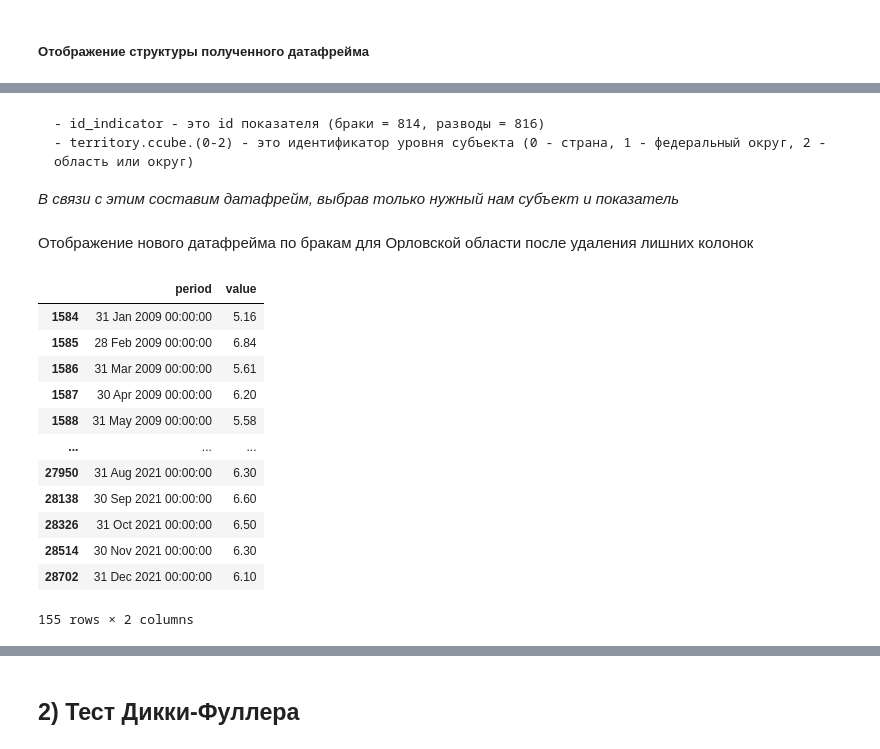
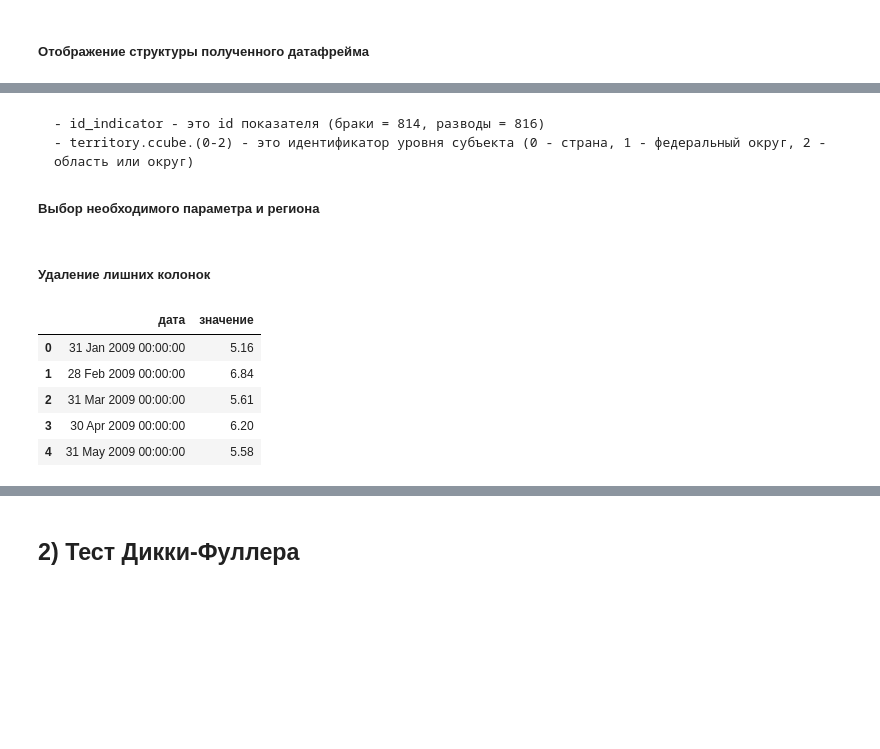
Before and after one commit to maximvscow/birthrate, a Jupyter notebook: RDL.ipynb, the cells around one changed output, grey strips where cells are left out. Saved outputs shown, nothing was run; the diff lists cells and outputs as text; code cells hidden in the pictures; blank space fills up the shorter version.

```diff
--- a/RDL.ipynb
+++ b/RDL.ipynb
@@ -41,26 +42,21 @@ memory usage: 2.2+ MB
 # %% [markdown]
     - id_indicator - это id показателя (браки = 814, разводы = 816)
     - territory.ccube.(0-2) - это идентификатор уровня субъекта (0 - страна, 1 - федеральный округ, 2 - область или округ)
-*В связи с этим составим датафрейм, выбрав только нужный нам субъект и показатель*
+##### Выбор необходимого параметра и региона
 # %%
-orel_df = df.loc[(df['territory.ccube.3'] == 'Орловская область') & (df['id_indicator'] == 814)]
+df_m_clean = df_marriage.loc[(df_marriage['territory.ccube.3'] == 'Орловская область') & (df_marriage['id_indicator'] == 814)].reset_index(drop=True)
 # %% [markdown]
-Отображение нового датафрейма по бракам для Орловской области после удаления лишних колонок
+##### Удаление лишних колонок
 # %%
-new_df = orel_df.drop(["territory", "id_indicator", "territory.ccube.0", "territory.ccube.1", "territory.ccube.2", "territory.ccube.attr.0", "territory.ccube.3", "territory.ccube.4"], axis=1)
+df_m_clean = df_m_clean.drop(["territory", "id_indicator", "territory.ccube.0", "territory.ccube.1", "territory.ccube.2", "territory.ccube.attr.0", "territory.ccube.3", "territory.ccube.4"], axis=1)
+# %%
+df_m_clean.rename(columns={'period': 'дата', 'value': 'значение'}, inplace=True)
 # %%
-new_df.dropna()
+df_m_clean.head()
 # %% [output]
-|  | period | value |
-| 1584 | 31 Jan 2009 00:00:00 | 5.16 |
-| 1585 | 28 Feb 2009 00:00:00 | 6.84 |
-| 1586 | 31 Mar 2009 00:00:00 | 5.61 |
-| 1587 | 30 Apr 2009 00:00:00 | 6.20 |
-| 1588 | 31 May 2009 00:00:00 | 5.58 |
-| ... | ... | ... |
-| 27950 | 31 Aug 2021 00:00:00 | 6.30 |
-| 28138 | 30 Sep 2021 00:00:00 | 6.60 |
-| 28326 | 31 Oct 2021 00:00:00 | 6.50 |
-| 28514 | 30 Nov 2021 00:00:00 | 6.30 |
-| 28702 | 31 Dec 2021 00:00:00 | 6.10 |
+|  | дата | значение |
+| 0 | 31 Jan 2009 00:00:00 | 5.16 |
+| 1 | 28 Feb 2009 00:00:00 | 6.84 |
+| 2 | 31 Mar 2009 00:00:00 | 5.61 |
+| 3 | 30 Apr 2009 00:00:00 | 6.20 |
+| 4 | 31 May 2009 00:00:00 | 5.58 |
-155 rows × 2 columns
```
Also changed, not shown: parts of 12 cells of this notebook.
